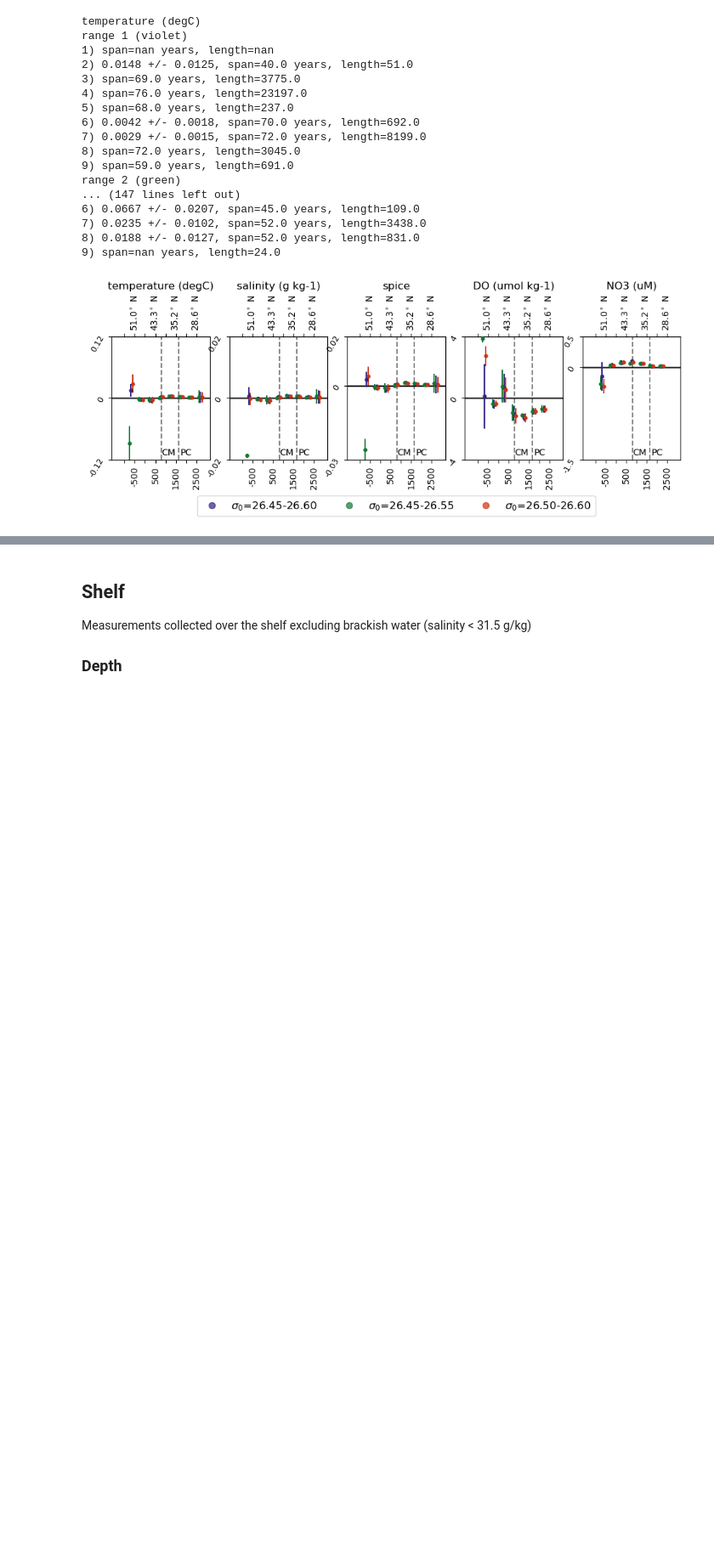
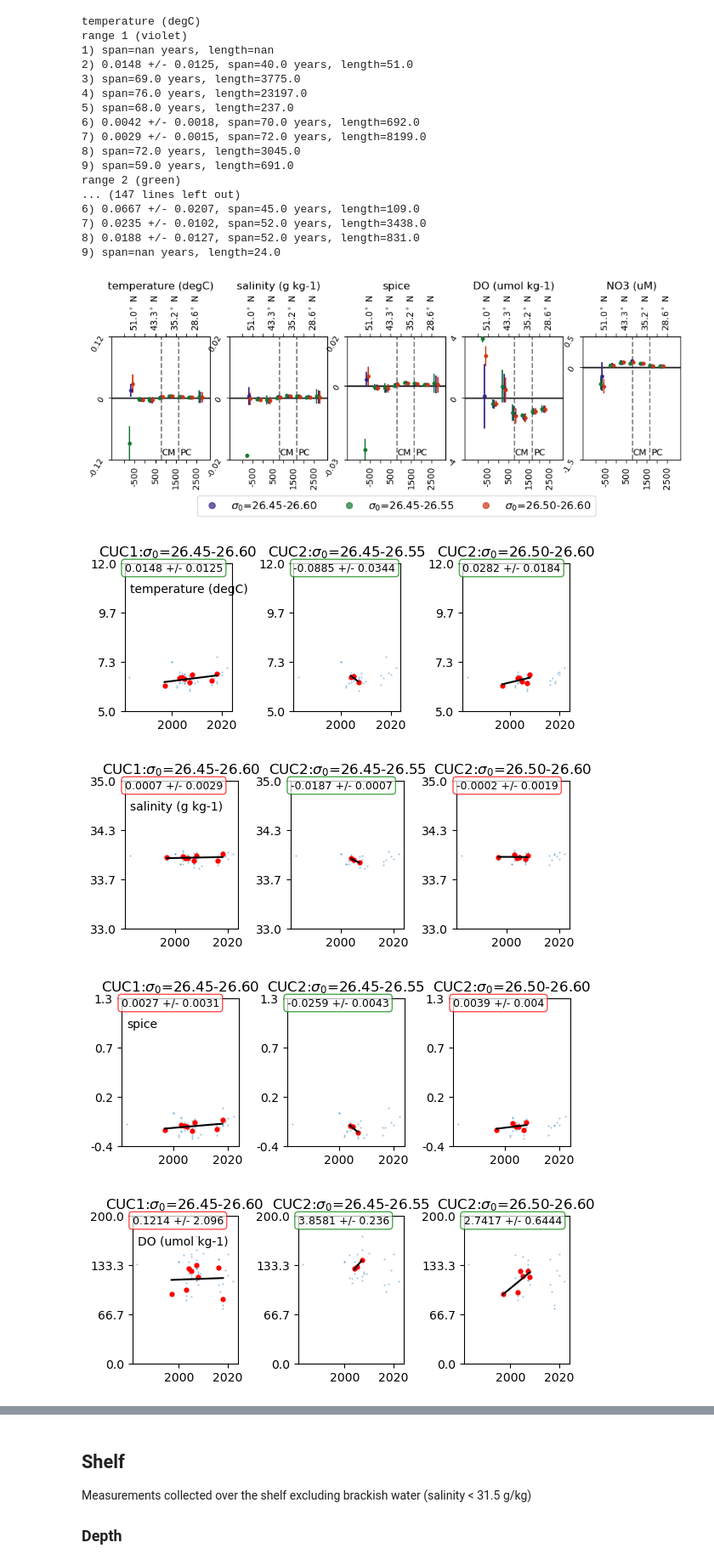
Before and after one commit to UBC-MOAD/analysis-becca, a Jupyter notebook: Synthesis/sensitivity.ipynb, the cells around one changed output, grey strips where cells are left out. Shown at 85% size. Cells and saved outputs as stored; diff of their text form; code cells hidden in the pictures; blank space fills up the shorter version.

Commit message:
looking at trend plots to see why so sensitive

```diff
--- a/Synthesis/sensitivity.ipynb
+++ b/Synthesis/sensitivity.ipynb
@@ -515,3 +594,21 @@ range 2 (green)
 8) 0.0188 +/- 0.0127, span=52.0 years, length=831.0
 9) span=nan years, length=24.0
 [figure]
+# %%
+for var in varstrings:
+    fig, ax = plt.subplots(1,3,figsize=[6,2.5])
+
+    ax[0].text(0.05,0.8,var,transform=ax[0].transAxes,fontsize=10)
+    trend_check(cuc1,var,2,ax[0],iscuc=True)
+    ax[0].set_title("CUC1:$\sigma_0$=26.45-26.60")
+
+    trend_check(cuc2,var,2,ax[1],iscuc=True)
+    ax[1].set_title("CUC2:$\sigma_0$=26.45-26.55")
+
+    trend_check(cuc3,var,2,ax[2],iscuc=True)
+    ax[2].set_title("CUC2:$\sigma_0$=26.50-26.60")
+# %% [output]
+[figure, added]
+[figure, added]
+[figure, added]
+[figure, added]
```
Also changed, not shown: parts of 8 cells of this notebook.
